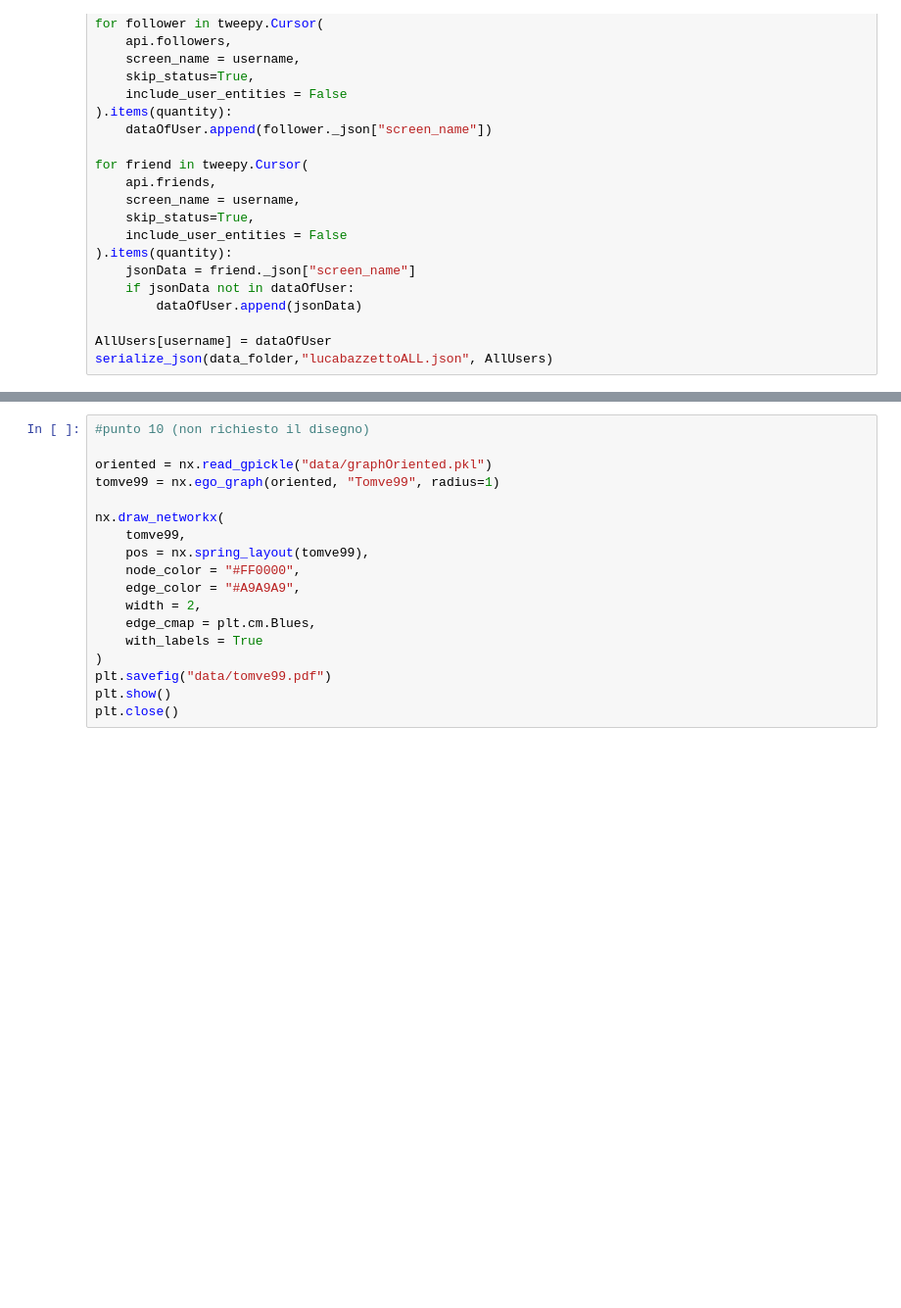
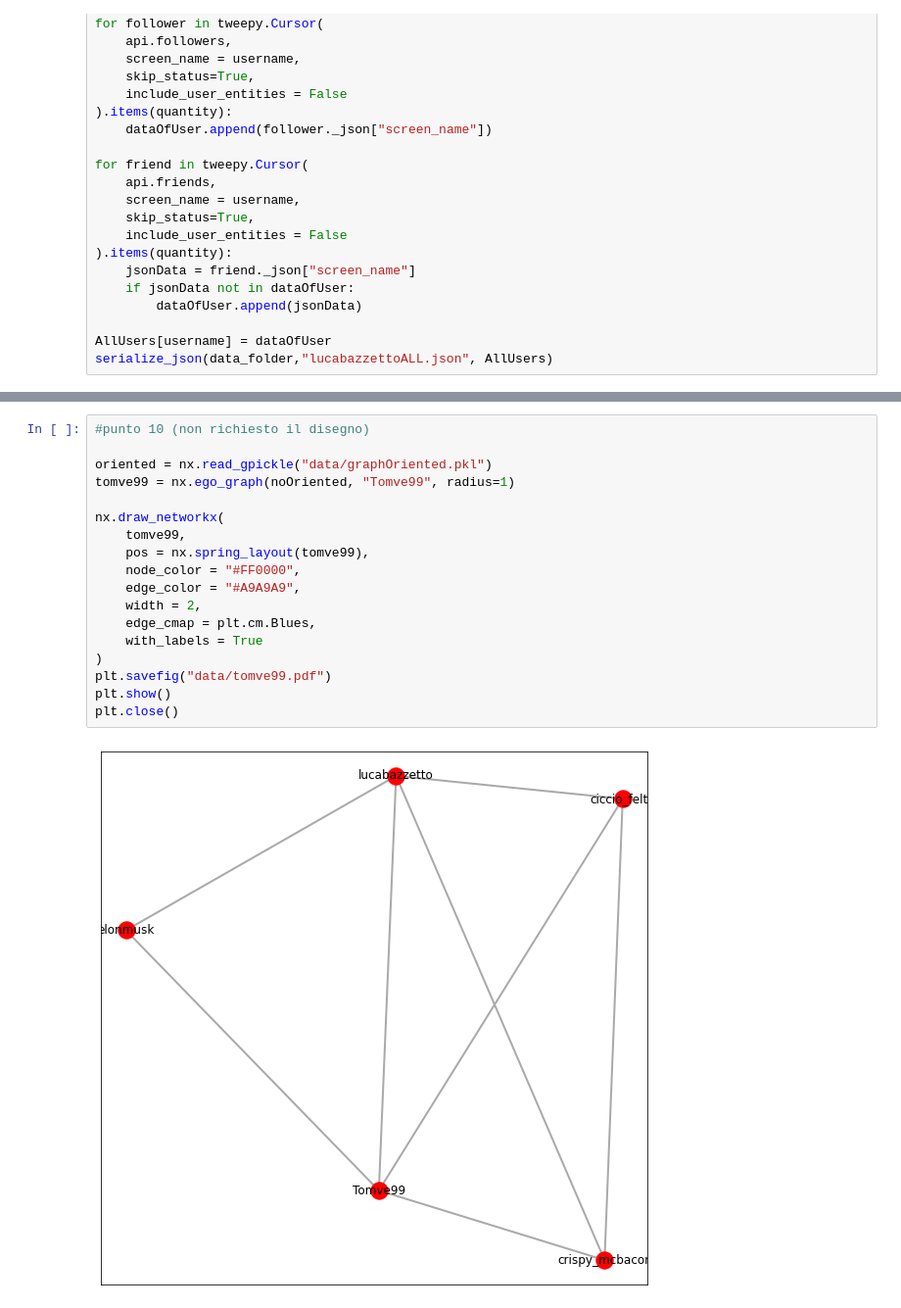
Before and after one commit to Uniud-IoT/ProgettoSC2020, a Jupyter notebook: Progetto.ipynb, the cells around one changed output, grey strips where cells are left out. Shown at 98% size. Drawn from its saved outputs; the diff is of its cells as text; blank space fills up the shorter version.

```diff
--- a/Progetto.ipynb
+++ b/Progetto.ipynb
@@ -389,21 +415,23 @@ plt.close()
 # %%
 #punto 10 (non richiesto il disegno)
 
 oriented = nx.read_gpickle("data/graphOriented.pkl")
-tomve99 = nx.ego_graph(oriented, "Tomve99", radius=1)
+tomve99 = nx.ego_graph(noOriented, "Tomve99", radius=1)
 
 nx.draw_networkx(
     tomve99,
     pos = nx.spring_layout(tomve99),
     node_color = "#FF0000",
     edge_color = "#A9A9A9",
     width = 2,
     edge_cmap = plt.cm.Blues,
     with_labels = True
 )
 plt.savefig("data/tomve99.pdf")
 plt.show()
 plt.close()
+# %% [output]
+[figure, added]
 # %%
 #punto 10b-c
 from networkx.algorithms.approximation import clique
```
Also changed, not shown: parts of 15 cells of this notebook.
